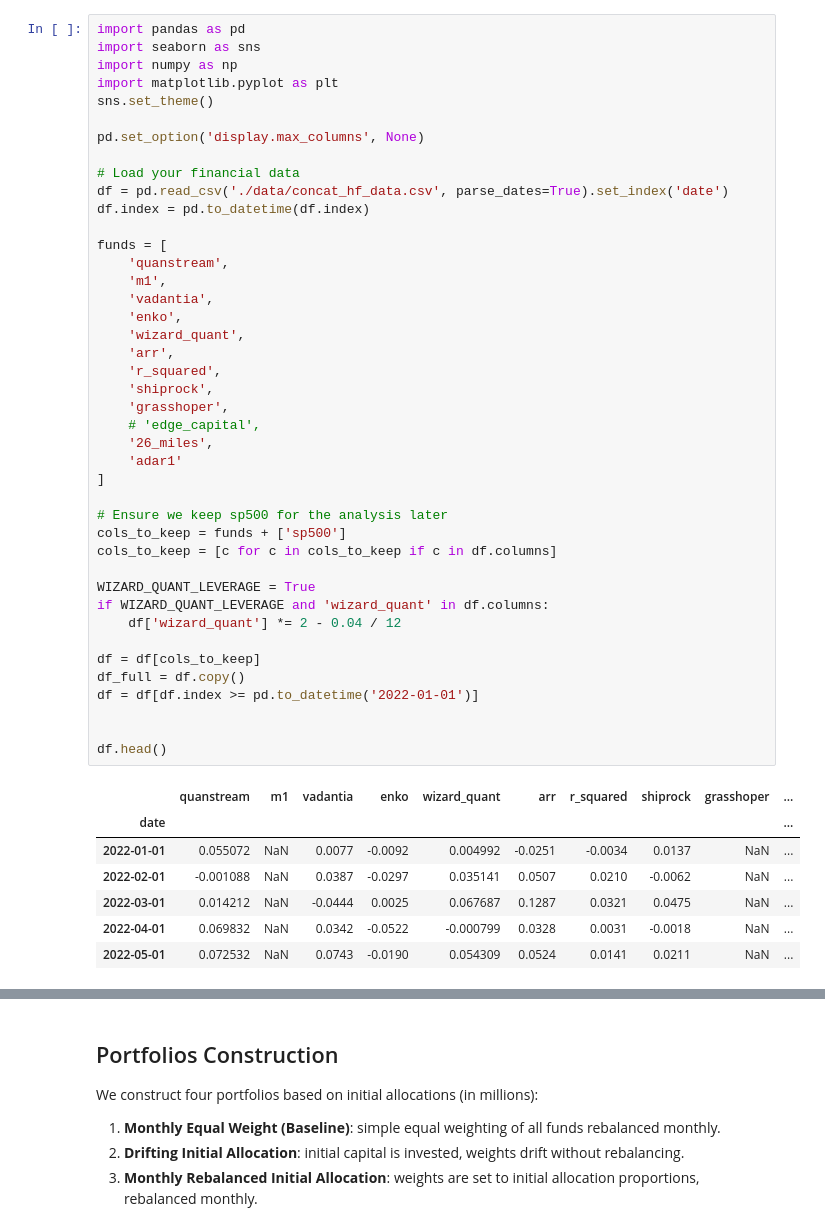
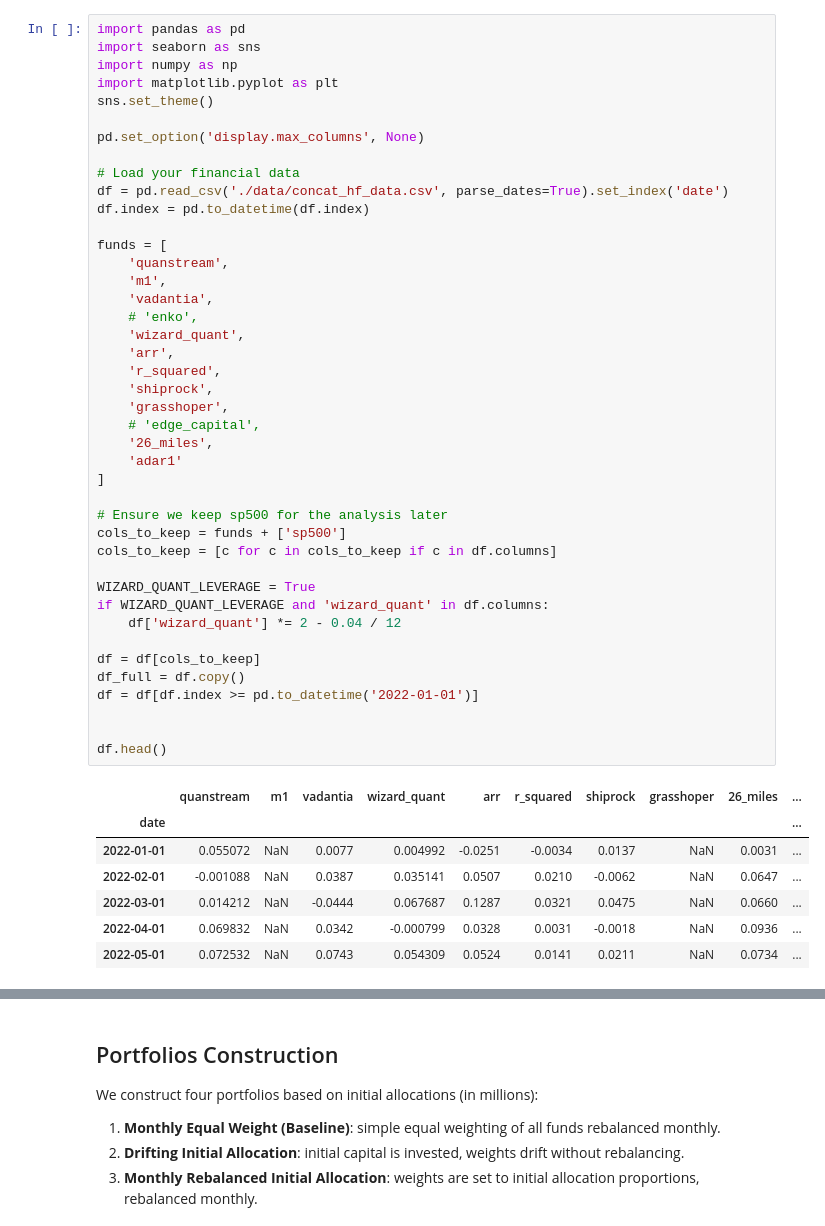
Before and after one commit to arthurdhonneur7/athenee_hf_portfolio, a Jupyter notebook: target_pflio.ipynb, the cells around one changed output, grey strips where cells are left out. Drawn from its saved outputs; the diff is of its cells as text.

```diff
--- a/target_pflio.ipynb
+++ b/target_pflio.ipynb
@@ -13,38 +13,38 @@ df.index = pd.to_datetime(df.index)
 
 funds = [
     'quanstream',
     'm1',
     'vadantia',
-    'enko',
+    # 'enko',
     'wizard_quant',
     'arr',
     'r_squared',
     'shiprock',
     'grasshoper',
     # 'edge_capital',
     '26_miles',
     'adar1'
 ]
 
 # Ensure we keep sp500 for the analysis later
 cols_to_keep = funds + ['sp500']
 cols_to_keep = [c for c in cols_to_keep if c in df.columns]
 
 WIZARD_QUANT_LEVERAGE = True
 if WIZARD_QUANT_LEVERAGE and 'wizard_quant' in df.columns:
     df['wizard_quant'] *= 2 - 0.04 / 12
 
 df = df[cols_to_keep]
 df_full = df.copy()
 df = df[df.index >= pd.to_datetime('2022-01-01')]
 
 
 df.head()
 # %% [output]
-|  | quanstream | m1 | vadantia | enko | wizard_quant | arr | r_squared | shiprock | grasshoper | ... |
+|  | quanstream | m1 | vadantia | wizard_quant | arr | r_squared | shiprock | grasshoper | 26_miles | ... |
 | date |  |  |  |  |  |  |  |  |  | ... |
-| 2022-01-01 | 0.055072 | NaN | 0.0077 | -0.0092 | 0.004992 | -0.0251 | -0.0034 | 0.0137 | NaN | ... |
-| 2022-02-01 | -0.001088 | NaN | 0.0387 | -0.0297 | 0.035141 | 0.0507 | 0.0210 | -0.0062 | NaN | ... |
-| 2022-03-01 | 0.014212 | NaN | -0.0444 | 0.0025 | 0.067687 | 0.1287 | 0.0321 | 0.0475 | NaN | ... |
-| 2022-04-01 | 0.069832 | NaN | 0.0342 | -0.0522 | -0.000799 | 0.0328 | 0.0031 | -0.0018 | NaN | ... |
-| 2022-05-01 | 0.072532 | NaN | 0.0743 | -0.0190 | 0.054309 | 0.0524 | 0.0141 | 0.0211 | NaN | ... |
+| 2022-01-01 | 0.055072 | NaN | 0.0077 | 0.004992 | -0.0251 | -0.0034 | 0.0137 | NaN | 0.0031 | ... |
+| 2022-02-01 | -0.001088 | NaN | 0.0387 | 0.035141 | 0.0507 | 0.0210 | -0.0062 | NaN | 0.0647 | ... |
+| 2022-03-01 | 0.014212 | NaN | -0.0444 | 0.067687 | 0.1287 | 0.0321 | 0.0475 | NaN | 0.0660 | ... |
+| 2022-04-01 | 0.069832 | NaN | 0.0342 | -0.000799 | 0.0328 | 0.0031 | -0.0018 | NaN | 0.0936 | ... |
+| 2022-05-01 | 0.072532 | NaN | 0.0743 | 0.054309 | 0.0524 | 0.0141 | 0.0211 | NaN | 0.0734 | ... |
```
Also changed, not shown: parts of 5 cells of this notebook, 26 other files.
